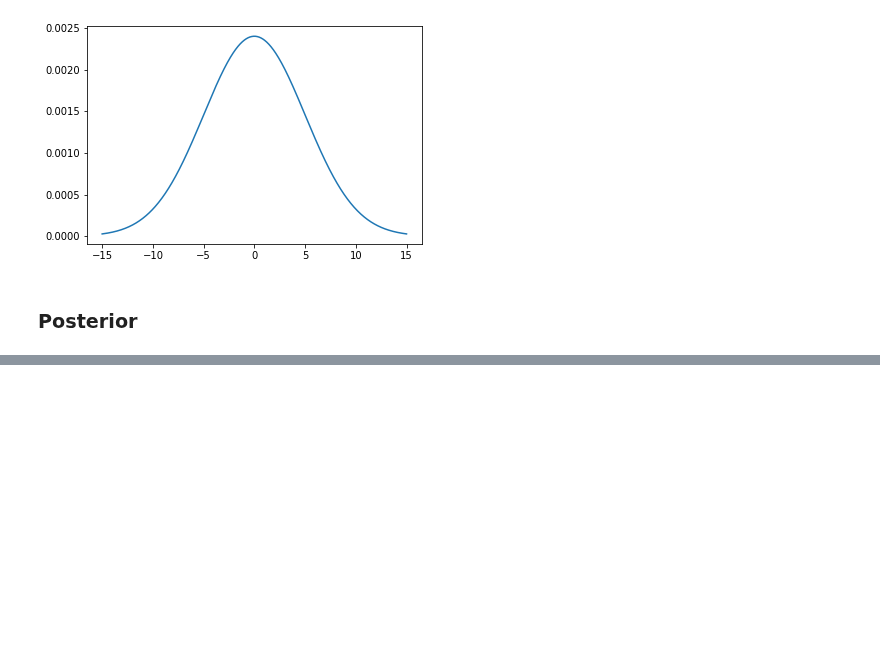
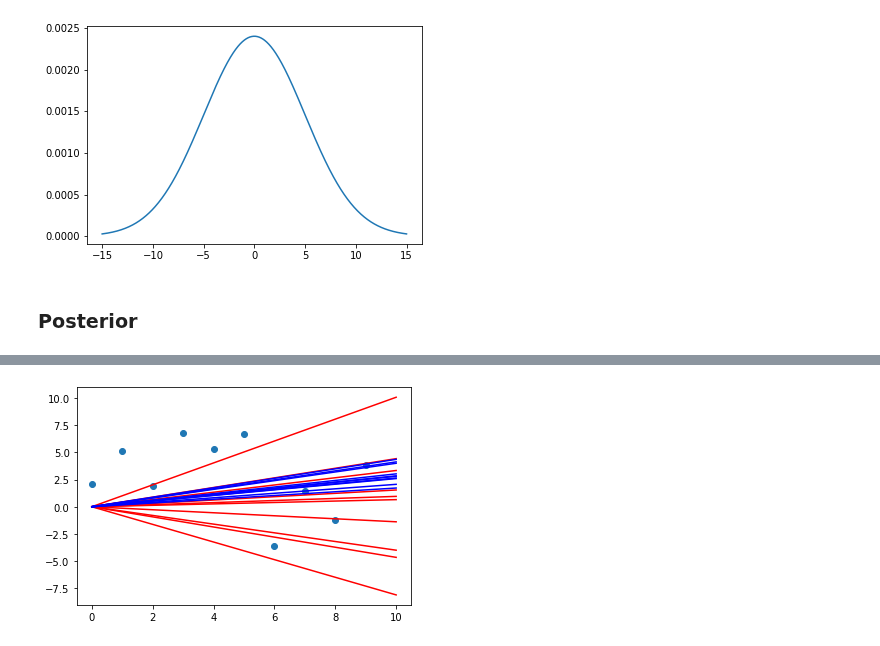
Before and after one commit to PavanChaggar/Bayesian_inference, a Jupyter notebook: python_tutorials/Bayesian_Model_Fitting.ipynb, the cells around one changed output, grey strips where cells are left out. Drawn from its saved outputs; the diff is of its cells as text; code cells hidden in the pictures; blank space fills up the shorter version.

```diff
--- a/python_tutorials/Bayesian_Model_Fitting.ipynb
+++ b/python_tutorials/Bayesian_Model_Fitting.ipynb
@@ -110,0 +119,14 @@ plt.show()
+# %%
+prior_sample = np.random.normal(data_prior,noise_prior,n)
+prior_lines = np.array([prior_sample * data_prior,prior_sample* 1])
+
+post_sample = np.random.normal(posterior_mean,posterior_std,n)
+post_lines = np.array([post_sample * data_prior,post_sample* 1])
+
+plt.scatter(range(n),y)
+plt.plot([0,10],prior_lines, color='r')
+plt.plot([0,10],post_lines, color='b')
+
+plt.show()
+# %% [output]
+[figure, added]
```
Also changed, not shown: parts of 4 cells of this notebook.
